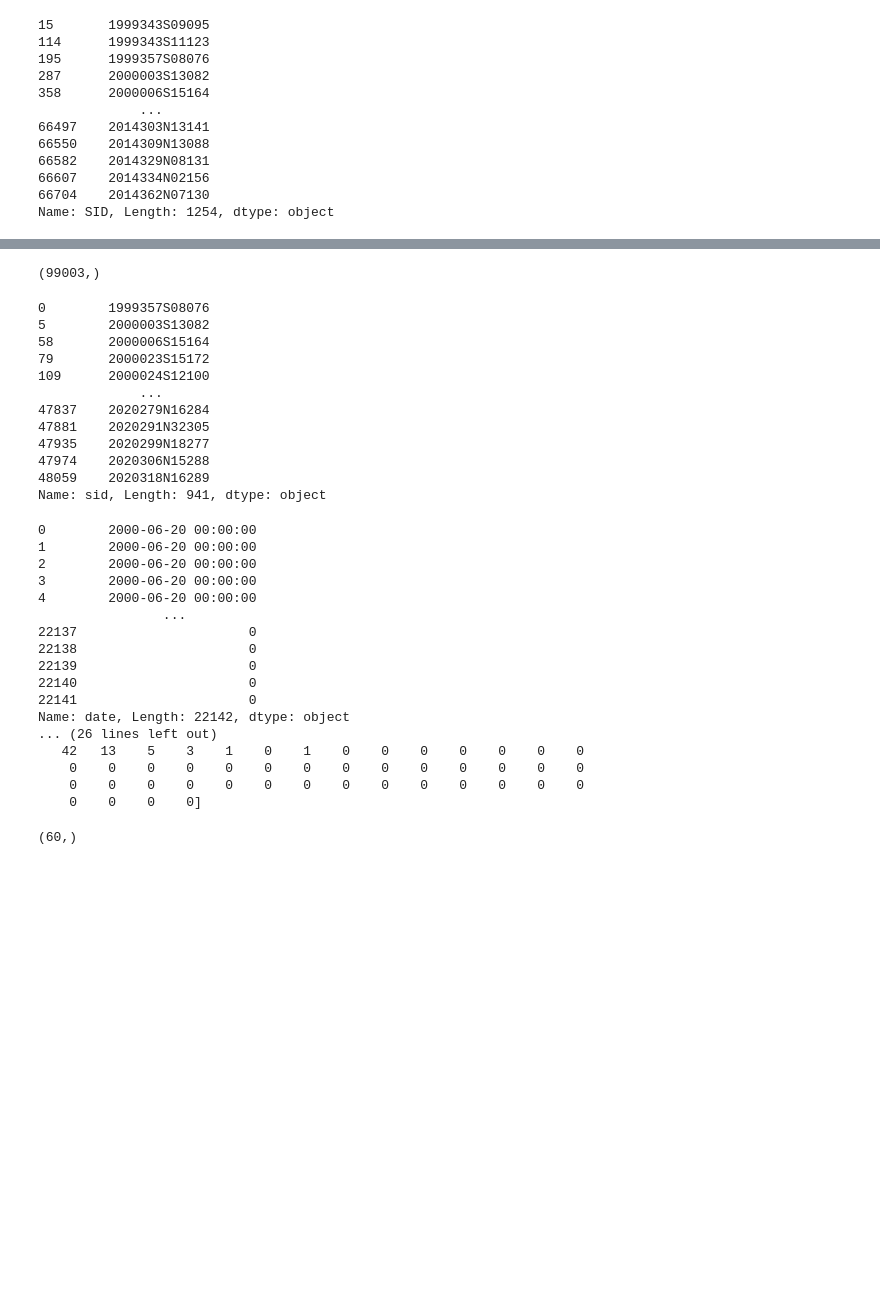
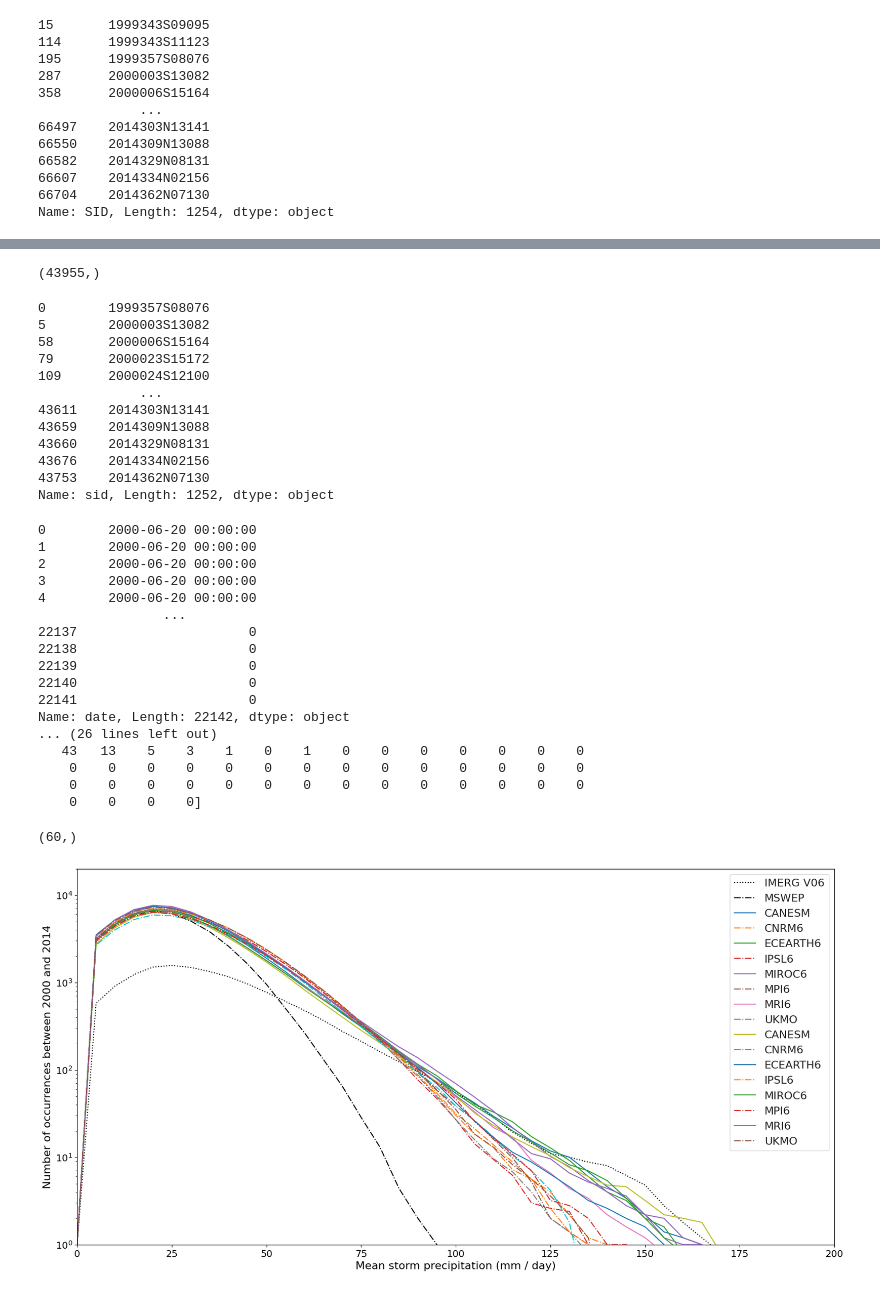
Before and after one commit to vosps/tropical_cyclone, a Jupyter notebook: chapter_3/rain_freq_chirps.ipynb, the cells around one changed output, grey strips where cells are left out. Saved outputs shown, nothing was run; the diff lists cells and outputs as text; code cells hidden in the pictures; blank space fills up the shorter version.

```diff
--- a/chapter_3/rain_freq_chirps.ipynb
+++ b/chapter_3/rain_freq_chirps.ipynb
@@ -334,10 +351,10 @@ Name: sid, Length: 816, dtype: object
 # %%
 # load MSWEP
 # load mswep
-mswep_rain = np.load('/user/home/al18709/work/CMIP6/MSWEP/storm_rain/storm_rain_extended_NH.npy')
-mswep_lats = np.load('/user/home/al18709/work/CMIP6/MSWEP/storm_rain/storm_lats_extended_NH.npy')
-mswep_lons = np.load('/user/home/al18709/work/CMIP6/MSWEP/storm_rain/storm_lons_extended_NH.npy')
-mswep_sids = pd.read_csv('/user/home/al18709/work/CMIP6/MSWEP/storm_rain/storm_sid_extended_NH.csv')
+mswep_rain = np.load('/user/home/al18709/work/CMIP6/MSWEP/storm_rain/storm_rain_tcs_and_ts.npy')
+mswep_lats = np.load('/user/home/al18709/work/CMIP6/MSWEP/storm_rain/storm_lats_tcs_and_ts.npy')
+mswep_lons = np.load('/user/home/al18709/work/CMIP6/MSWEP/storm_rain/storm_lons_tcs_and_ts.npy')
+mswep_sids = pd.read_csv('/user/home/al18709/work/CMIP6/MSWEP/storm_rain/storm_sid_tcs_and_ts.csv')
 print(mswep_sids.sid.shape)
 idx = mswep_sids.year >= 2000
 mswep_rain = mswep_rain[idx]
@@ -346,7 +363,7 @@ mswep_lons = mswep_lons[idx]
 mswep_sids = mswep_sids[mswep_sids.year >= 2000].reset_index()
 meta_mswep = pd.DataFrame({'sid':mswep_sids.sid ,'centre_lat':mswep_lats[:,4], 'centre_lon':mswep_lons[:,4],'date':find_dates(mswep_sids,calendar='standard')})
 # %% [output]
-(99003,)
+(43955,)
 # %%
 print(mswep_sids.sid.drop_duplicates())
 # %% [output]
@@ -356,12 +373,12 @@ print(mswep_sids.sid.drop_duplicates())
 79       2000023S15172
 109      2000024S12100
              ...
-47837    2020279N16284
-47881    2020291N32305
-47935    2020299N18277
-47974    2020306N15288
-48059    2020318N16289
-Name: sid, Length: 941, dtype: object
+43611    2014303N13141
+43659    2014309N13088
+43660    2014329N08131
+43676    2014334N02156
+43753    2014362N07130
+Name: sid, Length: 1252, dtype: object
 # %%
 # imerg
 # set imerg=True?
@@ -385,7 +402,7 @@ total_rain_mswep,dates_mswep = generate_annual_frequency(meta_mswep,np.expand_di
 22141                      0
 Name: date, Length: 22142, dtype: object
 ... (26 lines left out)
-   42   13    5    3    1    0    1    0    0    0    0    0    0    0
+   43   13    5    3    1    0    1    0    0    0    0    0    0    0
     0    0    0    0    0    0    0    0    0    0    0    0    0    0
     0    0    0    0    0    0    0    0    0    0    0    0    0    0
     0    0    0    0]
@@ -395,6 +412,8 @@ models = ['canesm','cnrm6','ecearth6','ipsl6','miroc6','mpi6','mri6','ukmo']
 for model in models:
     globals()[f'{model}_total_rain'] = np.load(f'/user/home/al18709/work/ke_track_rain/hr/{model}_rain_frequency.npy')
     globals()[f'{model}_dates'] = np.load(f'/user/home/al18709/work/ke_track_rain/hr/{model}_frequency_dates.npy')
+    globals()[f'{model}_total_rain_qm'] = np.load(f'/user/home/al18709/work/ke_track_rain/hr/{model}_hist_rain_frequency_qm.npy')
+    globals()[f'{model}_dates_qm'] = np.load(f'/user/home/al18709/work/ke_track_rain/hr/{model}_hist_frequency_dates_qm.npy')
 # %%
 # define cmap
 precip_cmap,precip_norm = make_cmap()
@@ -402,3 +421,40 @@ precip_cmap,precip_norm = make_cmap()
 print(canesm_total_rain.shape)
 # %% [output]
 (60,)
+# %%
+# TODO: subsample so all counts are equivalent to 6 hourly samples - it will skew results if mswep is 3 hourly and cmip6 is a mix of 3 and 6 hourly.
+fig,axes = plt.subplots(1,1,figsize=(20, 10))
+sns.set(style="whitegrid")
+sns.set_palette("Set2")
+
+# wgan
+# plt.plot(dates_wgan,total_rain_wgan,linestyle='dashed')
+# plt.plot(dates_wgan_og,total_rain_wgan_og,linestyle='dashed')
+
+# IMERG Obs
+plt.plot(dates_imerg,total_rain_imerg,color='black',linestyle='dotted')
+plt.plot(dates_mswep,total_rain_mswep,color='black',linestyle='dashdot')
+
+
+# chirps
+for model in models:
+    im = axes.plot(globals()[f'{model}_dates'],globals()[f'{model}_total_rain'])
+    im = axes.plot(globals()[f'{model}_dates'],globals()[f'{model}_total_rain_qm'],linestyle='dashdot')
+
+
+
+plt.yscale('log')
+plt.ylim(1,20000)
+plt.xlim(0,200)
+plt.legend(['IMERG V06','MSWEP','CANESM','CNRM6','ECEARTH6','IPSL6', 'MIROC6','MPI6','MRI6','UKMO','CANESM','CNRM6','ECEARTH6','IPSL6', 'MIROC6','MPI6','MRI6','UKMO'],fontsize=16)
+# plt.legend(['Scalar WGAN','2D WGAN','IMERG V06','MSWEP','CMCC-CM2-VHR4','HadGEM3-GC31-HH','MIROC6','MPI-ESM1-2-LR','NorESM2-LM','NESM3','IPSL-CM6A-LR','MRI-ESM2-0','EC-Earth3','CMCC-CM2-HR4'])
+plt.xticks(fontsize=14)
+plt.yticks(fontsize=14)
+# plt.legend(['Scalar WGAN','2D WGAN','IMERG V06','MSWEP','CMCC-CM2-VHR4','HadGEM3-GC31-HH','MIROC6','MPI-ESM1-2-LR','NorESM2-LM','NESM3','IPSL-CM6A-LR','MRI-ESM2-0','EC-Earth3','CMCC-CM2-HR4'])
+plt.xlabel('Mean storm precipitation (mm / day)',fontsize=16)
+plt.ylabel('Number of occurrences between 2000 and 2014',fontsize=16)
+# plt.legend(['Scalar WGAN','2D WGAN','IMERG V06','MSWEP','CMCC-CM2-VHR4','HadGEM3-GC31-HH','MIROC6','MPI-ESM1-2-LR','NorESM2-LM','NESM3','IPSL-CM6A-LR','MRI-ESM2-0','EC-Earth3','CMCC-CM2-HR4'])
+
+plt.savefig('3_rain_frequency_hist.png',bbox_inches='tight')
+# %% [output]
+[figure, added]
```
Also changed, not shown: parts of 12 cells of this notebook, 34 other files.
